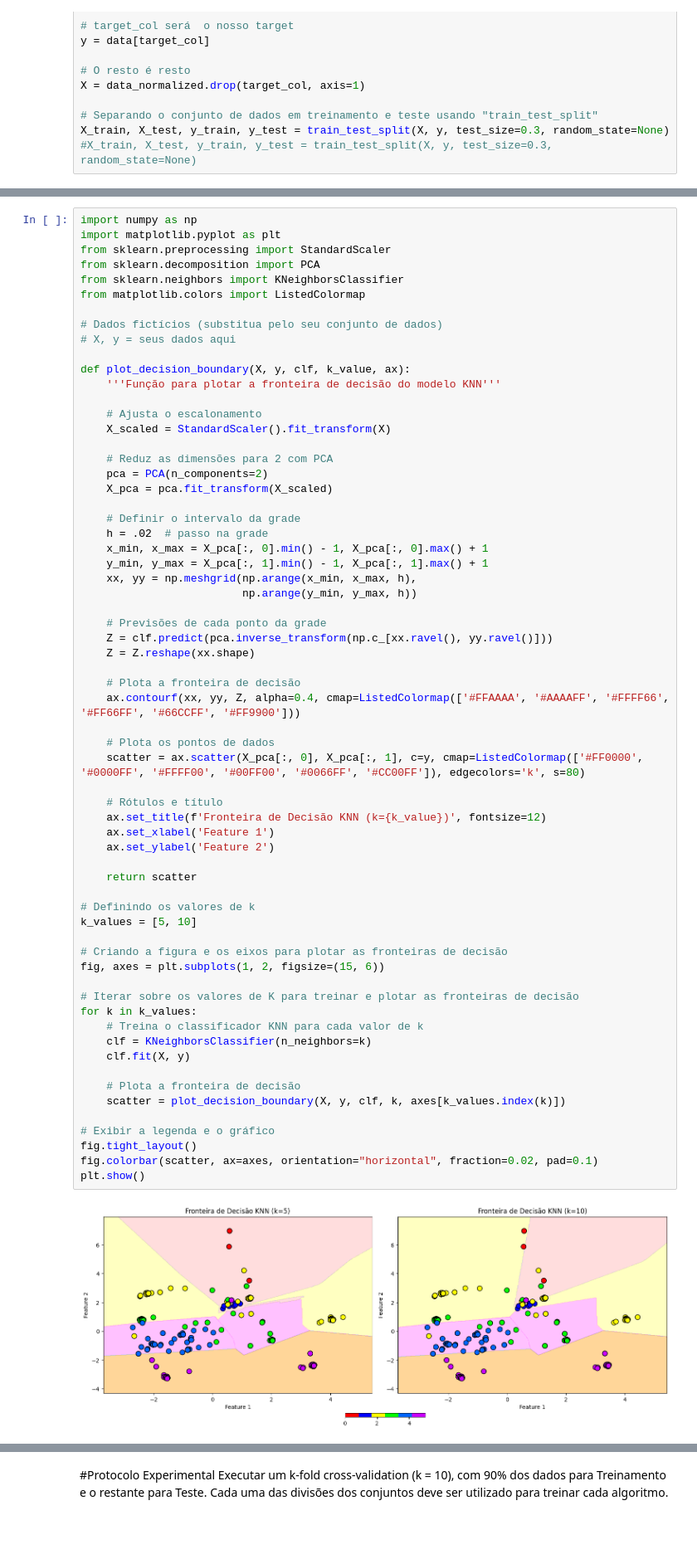
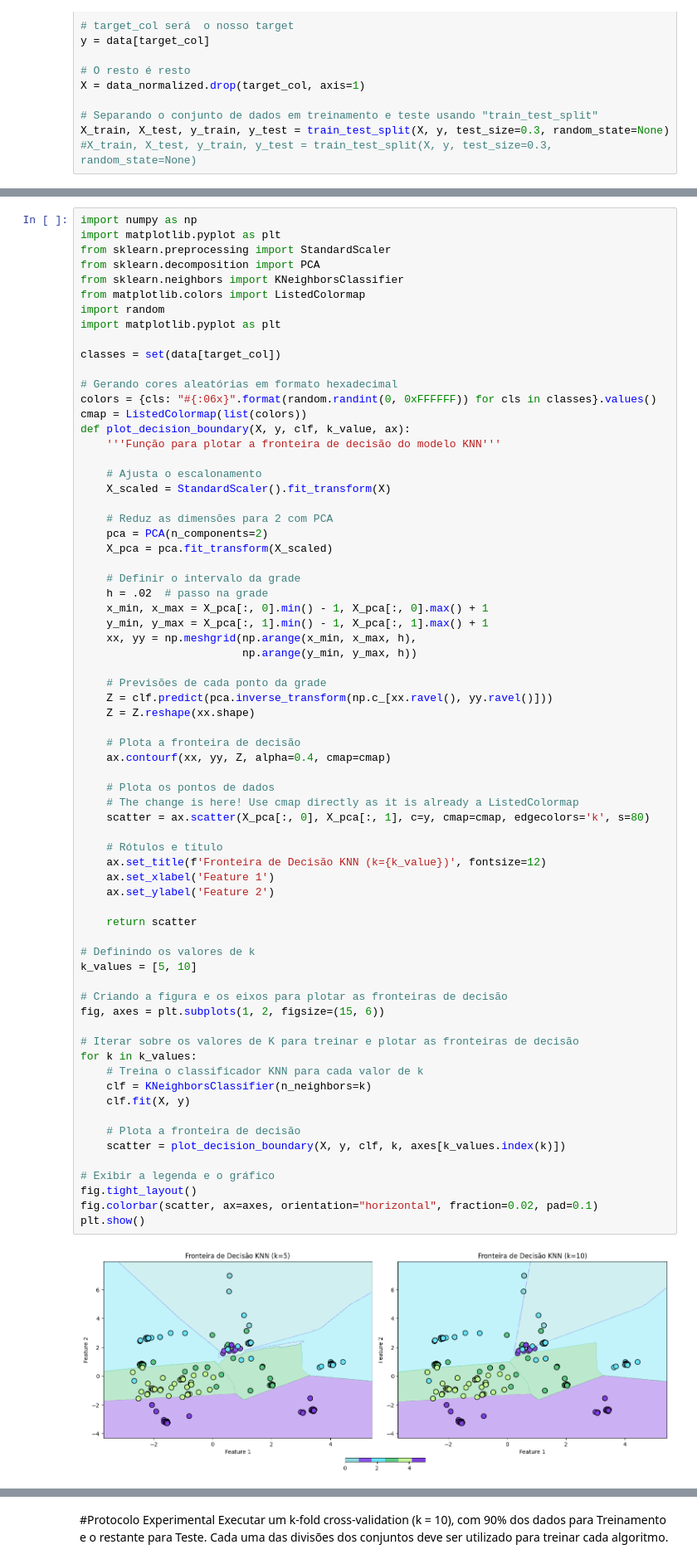
Before and after one commit to HanielPro/SleepHealth-Study-ML, a Jupyter notebook: src/notebook.ipynb, the cells around one changed output, grey strips where cells are left out. Shown at 83% size. Drawn from its saved outputs; the diff is of its cells as text; blank space fills up the shorter version.

```diff
--- a/src/notebook.ipynb
+++ b/src/notebook.ipynb
@@ -357,10 +360,14 @@ from sklearn.preprocessing import StandardScaler
 from sklearn.decomposition import PCA
 from sklearn.neighbors import KNeighborsClassifier
 from matplotlib.colors import ListedColormap
+import random
+import matplotlib.pyplot as plt
 
-# Dados fictícios (substitua pelo seu conjunto de dados)
-# X, y = seus dados aqui
+classes = set(data[target_col])
 
+# Gerando cores aleatórias em formato hexadecimal
+colors = {cls: "#{:06x}".format(random.randint(0, 0xFFFFFF)) for cls in classes}.values()
+cmap = ListedColormap(list(colors))
 def plot_decision_boundary(X, y, clf, k_value, ax):
     '''Função para plotar a fronteira de decisão do modelo KNN'''
 
@@ -383,39 +390,40 @@ def plot_decision_boundary(X, y, clf, k_value, ax):
     Z = Z.reshape(xx.shape)
 
     # Plota a fronteira de decisão
-    ax.contourf(xx, yy, Z, alpha=0.4, cmap=ListedColormap(['#FFAAAA', '#AAAAFF', '#FFFF66', '#FF66FF', '#66CCFF', '#FF9900']))
+    ax.contourf(xx, yy, Z, alpha=0.4, cmap=cmap)
 
     # Plota os pontos de dados
-    scatter = ax.scatter(X_pca[:, 0], X_pca[:, 1], c=y, cmap=ListedColormap(['#FF0000', '#0000FF', '#FFFF00', '#00FF00', '#0066FF', '#CC00FF']), edgecolors='k', s=80)
+    # The change is here! Use cmap directly as it is already a ListedColormap
+    scatter = ax.scatter(X_pca[:, 0], X_pca[:, 1], c=y, cmap=cmap, edgecolors='k', s=80)
 
     # Rótulos e título
     ax.set_title(f'Fronteira de Decisão KNN (k={k_value})', fontsize=12)
     ax.set_xlabel('Feature 1')
     ax.set_ylabel('Feature 2')
 
     return scatter
 
 # Definindo os valores de k
 k_values = [5, 10]
 
 # Criando a figura e os eixos para plotar as fronteiras de decisão
 fig, axes = plt.subplots(1, 2, figsize=(15, 6))
 
 # Iterar sobre os valores de K para treinar e plotar as fronteiras de decisão
 for k in k_values:
     # Treina o classificador KNN para cada valor de k
     clf = KNeighborsClassifier(n_neighbors=k)
     clf.fit(X, y)
 
     # Plota a fronteira de decisão
     scatter = plot_decision_boundary(X, y, clf, k, axes[k_values.index(k)])
 
 # Exibir a legenda e o gráfico
 fig.tight_layout()
 fig.colorbar(scatter, ax=axes, orientation="horizontal", fraction=0.02, pad=0.1)
 plt.show()
 # %% [output]
-[figure, old version]
+[figure, new version]
 # %%
 # 3 - MLP (escolher duas arquiteturas diferentes e variar o parâmetro activation = {‘relu’,’tanh’}). “relu” é o valor default para o parâmetro activation'
 
```
Also changed, not shown: parts of 14 cells of this notebook.
